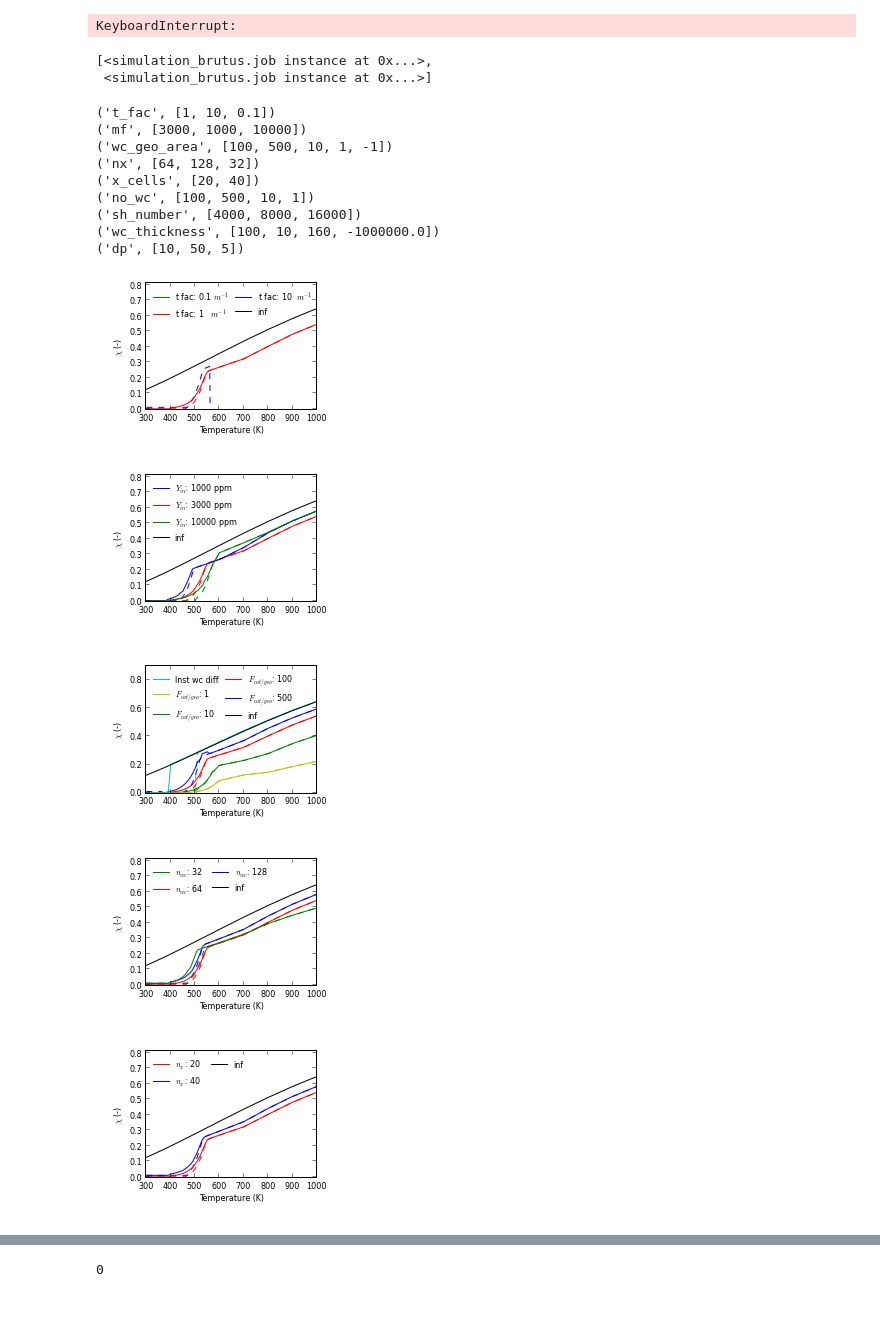
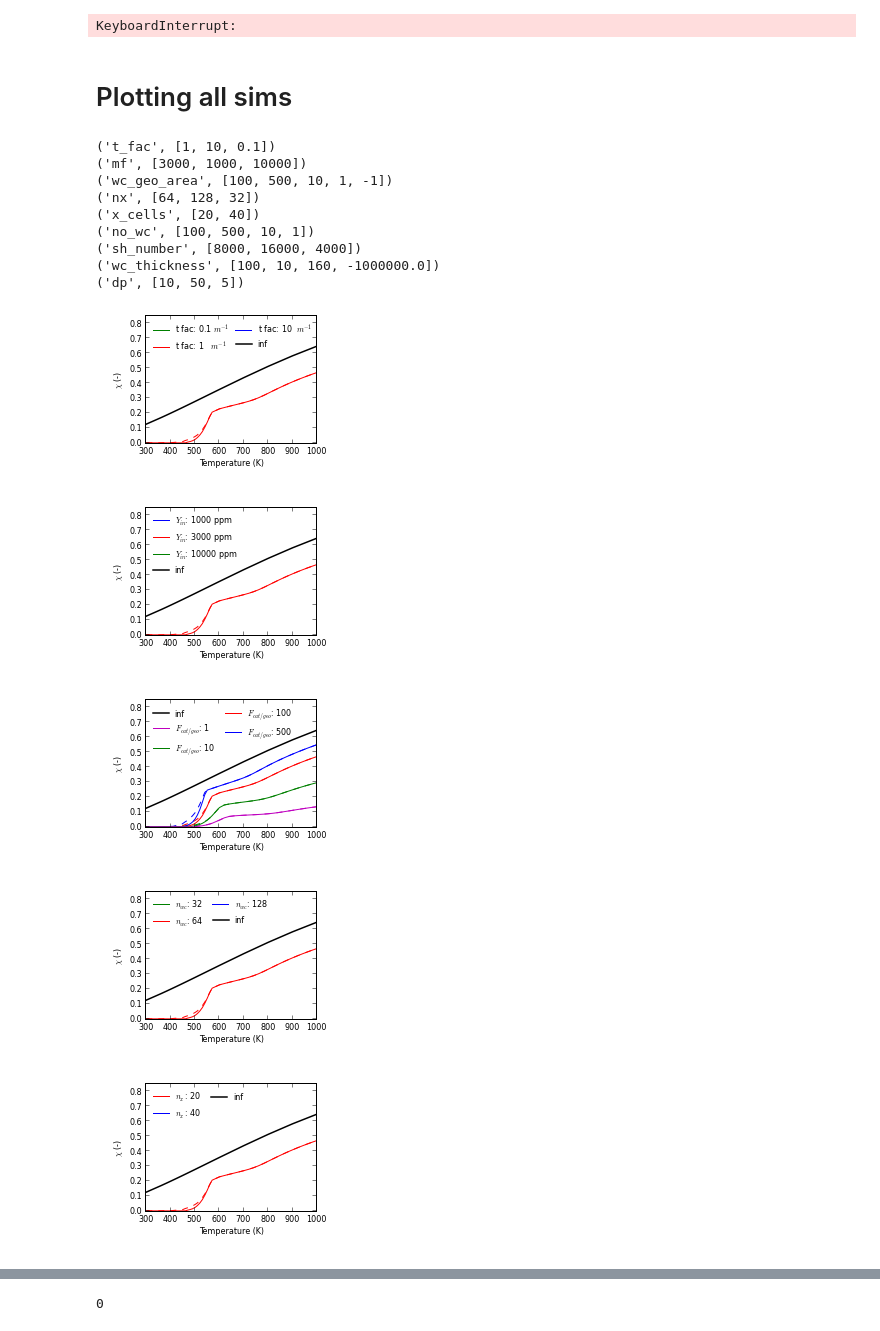
Before and after one commit to janvonrickenbach/sim-note-books, a Jupyter notebook: 1D-washcoat_tests.ipynb, the cells around one changed output, grey strips where cells are left out. Cells and saved outputs as stored; diff of their text form; code cells hidden in the pictures.

```diff
--- a/1D-washcoat_tests.ipynb
+++ b/1D-washcoat_tests.ipynb
@@ -342,8 +413,8 @@ sim_list = []
 sim_count = 0
 
 
-temperatures = [300,360,370,380,390,400,410,420,430,440,450,460,470,480,490,500,510,520,530,540,550,560,570,600,700,800,900,1000]
-temperatures = [400,500,600,900,1000]
+temperatures = [300,370,380,390,400,410,420,430,440,450,460,470,480,490,500,510,520,530,540,550,560,570,600,700,800,900,1000]
+#temperatures = [400,500,600,900,1000]
 #temperatures = [300,360,370,380,375,380,385,390,395,400,410,420,430,440,450,460,470,480,490,500,510,520,530,540,550,560,570,600,700,800,900,1000]
 
 wc_ncells = [32]
@@ -358,8 +429,8 @@ par_inputs = {}
 #par_inputs["dp"] = [10,50,100]
 #par_inputs["mf"] = [3000,1000,10000]
 
-par_inputs["sh_number"] = [4000,8000,16000]
-par_inputs["velocity"] = [5]
+par_inputs["sh_number"] = [8000,16000,4000]
+par_inputs["velocity"] = [5.0]
 par_inputs["a_v"] = [1000]
 par_inputs["dp"] = [10,50,5]
 par_inputs["mf"] = [3000,1000,10000]
@@ -569,8 +566,5 @@ def get_var(sim,var):
-# %%
-filter_simulations(sim_list,wc_thickness=10,temperature=400,wc_geo_area=500)
-# %% [output]
-[<simulation_brutus.job instance at 0x...>,
- <simulation_brutus.job instance at 0x...>]
+# %% [markdown]
+# Plotting all sims
 # %%
 gas = ca.import_phases(os.path.join(ref_folder,"cantera_input.cti"),["gas"])[0]
 par_inputs["no_wc"] = par_inputs["wc_geo_area"][:-1]
@@ -578,7 +572,7 @@ par_inputs["no_wc"] = par_inputs["wc_geo_area"][:-1]
 ext = ".eps"
 #ext = ".png"
 #colors = ["x",".","*",">","<","^"]
-colors = ["r","b","g","y","c","t"]
+colors = ["r","b","g","m","c"]
 
 par_names = {"wc_thickness":["$t_{wc}$","$\mu m$",1],
              "mf":["$Y_{in}$","ppm",1],
@@ -602,14 +596,14 @@ for par,vals in par_inputs.iteritems():
      ncells = wc_ncells[:]
      print(par,vals)
 
-     for co in cov_co[:]:
+     for co in reversed(cov_co[:]):
                inputs = default_inputs.copy()
                for val,col in zip(vals,colors):
                         inputs["cov_CO"] = co
-                        mark = "-"
+                        mark = "--"
                         co_name = ""
                         if co==1:
-                            mark = "--"
+                            mark = "-"
                             co_name = ""
 
                         label = par_names[par][0] + ": "+str(val*par_names[par][2]).ljust(3) + " "+par_names[par][1] +""+ str(co_name)
@@ -622,24 +616,24 @@ for par,vals in par_inputs.iteritems():
                             inputs[par] = val
 
                         if par == "wc_geo_area" and val == -1:
+                            continue
                             inputs["wc_thickness"] = -1E6
                             inputs["wc_geo_area"]  = 100
                             label = "Inst wc diff"
 
-                        if co == 1:
+
+                        if co == 0:
                             label  = ""
-
 
                         sim_to_plot = sort_sims(filter_simulations(sim_list_py,**inputs),"temperature")
 
-
                         ax.plot(get_array(sim_to_plot,get_var,"temperature"),get_array(sim_to_plot,get_conv),label=label,markersize=3,mfc=col,mec=col,linestyle=mark,color=col)
-
 
      diff_coeffs = []
      for temp in temperatures:
         gas.TPX = temp,1.00E5,[0.1,0.0,0.0,0.9-0.003,0.003]
         diff_coeffs.append(gas.mix_diff_coeffs[-1])
+
      if par!="sh_number":
             sh_n = [par_inputs["sh_number"][0]]
      else:
@@ -658,58 +652,46 @@ for par,vals in par_inputs.iteritems():
                     label = ""
                     ls = "-."
                     co = col
-             ax.plot(temperatures,1-np.exp(-np.array(diff_coeffs)*sh_l/uvel*1000*0.004/0.5)*np.ones(len(temperatures)),label=label,linewidth=1,linestyle=ls,color=co)
-#             if par == "dp":
-#                min_conv = 1-np.exp(-np.array(diff_coeffs)/(1/(0.35/4/4E-5) + 1./(sh_l))/uvel*1000*0.004/0.5)*np.ones(len(temperatures))
-#                cond = np.where((np.array(temperatures)<470) & (np.array(temperatures)>390))
-#                label = "Assuming $\dot''{m}_min$"
-#                ax.plot(np.array(temperatures)[cond],np.array(min_conv)[cond],label=label,linewidth=1,linestyle=":",color="k")
-
-#     ax.set_xlim([400,600])
-#     ax.set_ylim([0,0.9])
-
-#     ax.plot(temperatures,1-np.exp(-np.array(diff_coeffs[-1])*4000/5*1000*0.005/0.5*(np.array(temperatures)/(temperatures[-1]*1.0))**1.5),label="T^3by2")
+             conv = 1-np.exp(-np.array(diff_coeffs)*sh_l/uvel*1000*0.004)*np.ones(len(temperatures))
+             ax.plot(temperatures,conv,label=label,linewidth=1.5,linestyle=ls,color=co)
 
      handles, labels = ax.get_legend_handles_labels()
      vals,labels, handles = (list(x) for x in zip(*sorted(zip(vals+[1E20],labels, handles))))
 
      ncol = 2
 
      if par == "mf":
             ncol = 1
 
      ax = pl.gca()
 
      ax.set_ylabel("$\chi$ (-)")
      ax.set_ylim(bottom=-0.005)
-     ax.set_ylim([-0.005,0.81])
+     ax.set_ylim([-0.005,0.851])
      loc = 2
      if par == "sh_number":
          ax.set_ylim([-0.005,1.001])
-         loc = 4
+         loc = 2
          ncol = 1
-
-     if par == "wc_geo_area":
-         ax.set_ylim([-0.005,0.9])
 
 
      ax.legend(handles,labels,loc=loc,ncol=ncol,frameon=False,columnspacing =0.8)
 
      ax.set_xlabel("Temperature (K)")
      fig.tight_layout()
      fig.savefig("wc_plots/"+name,dpi=300,bbox_inches='tight',transparent=True)
 # %% [output]
 ('t_fac', [1, 10, 0.1])
 ('mf', [3000, 1000, 10000])
 ('wc_geo_area', [100, 500, 10, 1, -1])
 ('nx', [64, 128, 32])
 ('x_cells', [20, 40])
 ('no_wc', [100, 500, 10, 1])
-('sh_number', [4000, 8000, 16000])
+('sh_number', [8000, 16000, 4000])
 ('wc_thickness', [100, 10, 160, -1000000.0])
 ('dp', [10, 50, 5])
-[figure, old version]
+[figure, new version]
-[figure, old version]
+[figure, new version]
-[figure, old version]
+[figure, new version]
-[figure, old version]
+[figure, new version]
-[figure, old version]
+[figure, new version]
```
Also changed, not shown: parts of 93 cells of this notebook.
